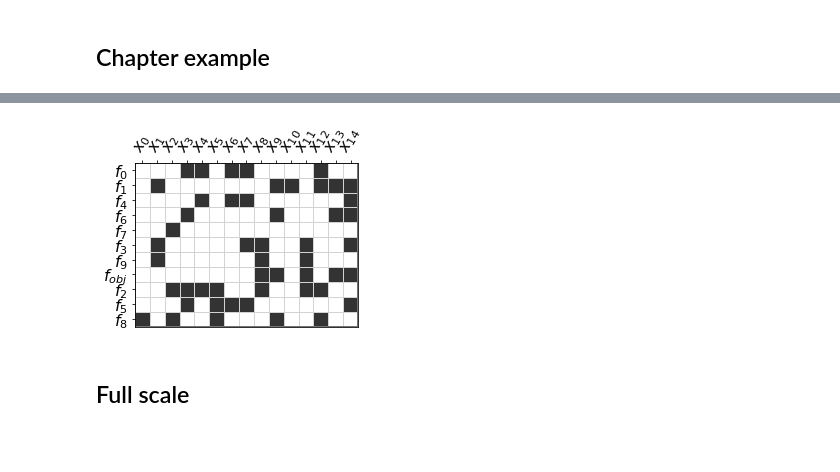
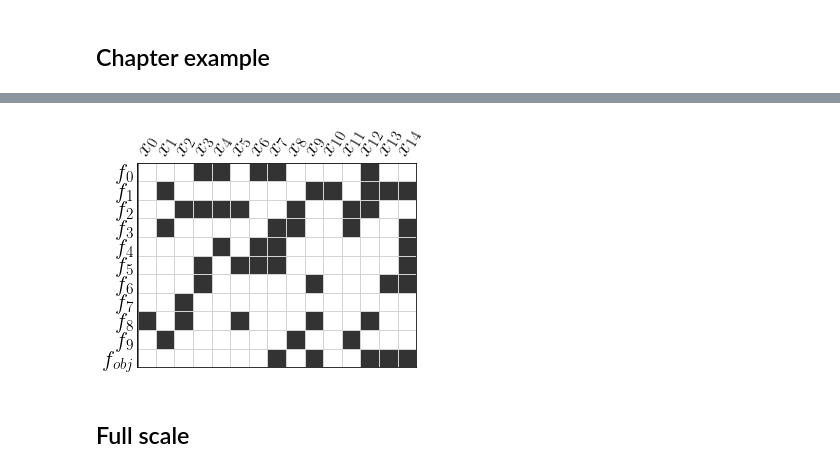
Before and after one commit to norheim/minimdo, a Jupyter notebook: minimdo/synthetic/runstructopt.ipynb, the cells around one changed output, grey strips where cells are left out. Cells and saved outputs as stored; diff of their text form; code cells hidden in the pictures; blank space fills up the shorter version.

```diff
--- a/minimdo/synthetic/runstructopt.ipynb
+++ b/minimdo/synthetic/runstructopt.ipynb
@@ -111,7 +114,7 @@ minssc
 # %%
-#outset=kwargs["outset"]
+outset=kwargs["outset"]
 # %%
-mdf = False
+mdf = True
 # %%
 eq_incidence = kwargs["eq_incidence"]
 # %%
@@ -124,8 +133,8 @@ inputids = inputids_store[identifier]
 # %%
 edges_sand = ({comp:tuple(var-10 for var in compvars) for comp, compvars in eq_incidence.items()}, {comp: (None,) for comp in eq_incidence.keys()},{})
 tree_sand = (tree[0],{},{var:1 for var in range(len(varidxs))})
-edges = edges_sand
-tree = tree_sand
+#edges = edges_sand
+#tree = tree_sand
 # %%
 components, newidx = add_obj(inputids, var_mapping, edges, tree, components) # mutates edges and tree aswell
 solvers_options = {1: {'type': OPT, 'disp':True}, 2:{'maxiter':30}}
@@ -220,8 +242,12 @@ objobj  [0.45284529]  1
+# %%
+ordered_tree = {i:1 for i in range(10)} | {'obj':1}, ordered_tree[1], ordered_tree[1]
 # %%
 #synthetic_initial_blockmdf.png
-render_incidence(ordered_edges, ordered_tree, figname='synthetic_opt_sand.png', save=True, figsize=((4,4)));
+save_img = True
+vizargs_latex_largematrix = {'figsize':(5,5), 'rotation':60, 'hideticks':True, 'save':save_img, 'fontsize':22, 'patchwidth':4}
+render_incidence(ordered_edges, ordered_tree, figname='synthetic_opt_sand.png', **vizargs_latex_largematrix);
 # %% [output]
-[figure, old version]
+[figure, new version]
 # %% [markdown]
 ## Full scale
 # %%
```
Also changed, not shown: parts of 17 cells of this notebook, 3 other files.
